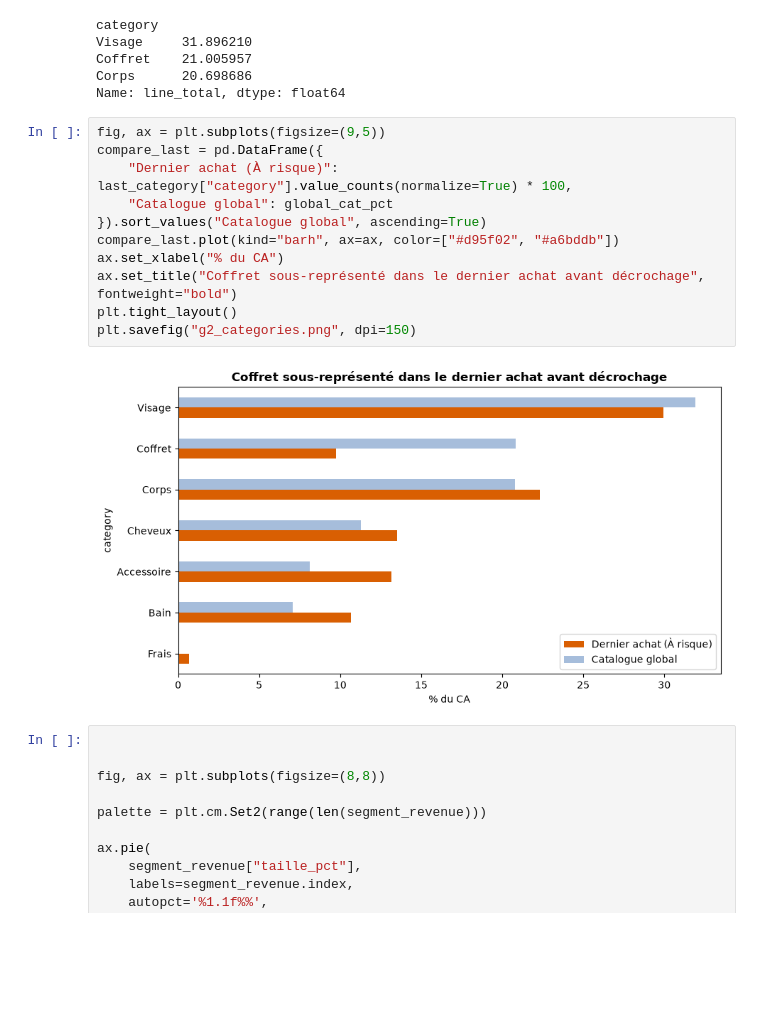
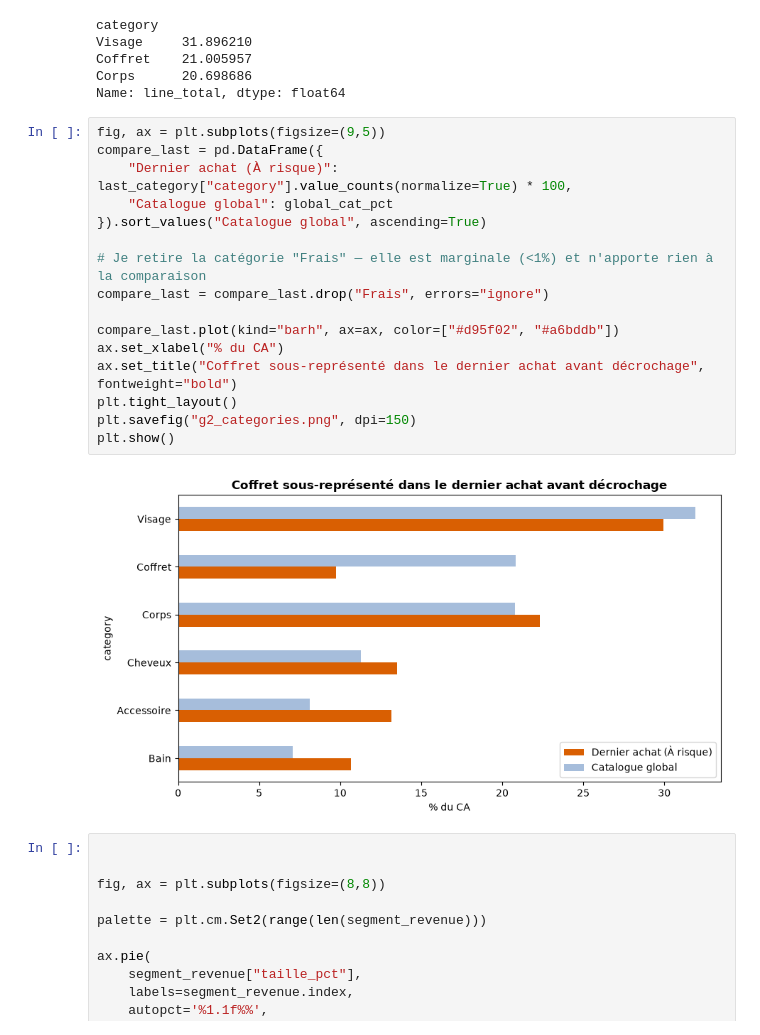
Before and after one commit to AnjaraAndriatseheno/Projet_CRM, a Jupyter notebook: TP2.ipynb, the cells around one changed output. Cells and saved outputs as stored; diff of their text form; blank space fills up the shorter version.

```diff
--- a/TP2.ipynb
+++ b/TP2.ipynb
@@ -438,16 +438,21 @@ Name: line_total, dtype: float64
 # %%
 fig, ax = plt.subplots(figsize=(9,5))
 compare_last = pd.DataFrame({
     "Dernier achat (À risque)": last_category["category"].value_counts(normalize=True) * 100,
     "Catalogue global": global_cat_pct
 }).sort_values("Catalogue global", ascending=True)
+
+# Je retire la catégorie "Frais" — elle est marginale (<1%) et n'apporte rien à la comparaison
+compare_last = compare_last.drop("Frais", errors="ignore")
+
 compare_last.plot(kind="barh", ax=ax, color=["#d95f02", "#a6bddb"])
 ax.set_xlabel("% du CA")
 ax.set_title("Coffret sous-représenté dans le dernier achat avant décrochage", fontweight="bold")
 plt.tight_layout()
 plt.savefig("g2_categories.png", dpi=150)
+plt.show()
 # %% [output]
-[figure, old version]
+[figure, new version]
 # %%
 
 
```
Also changed, not shown: parts of 2 cells of this notebook.
